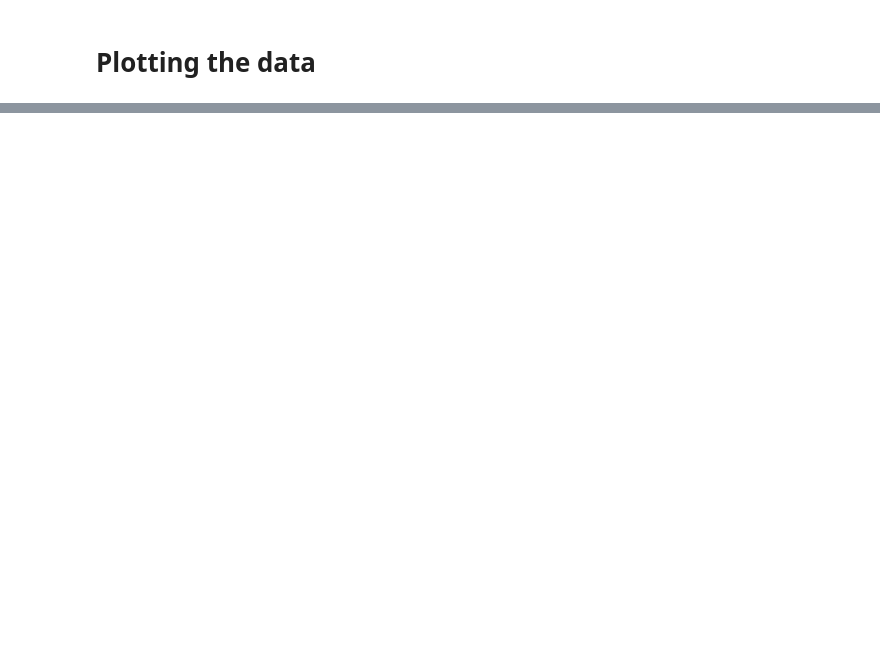
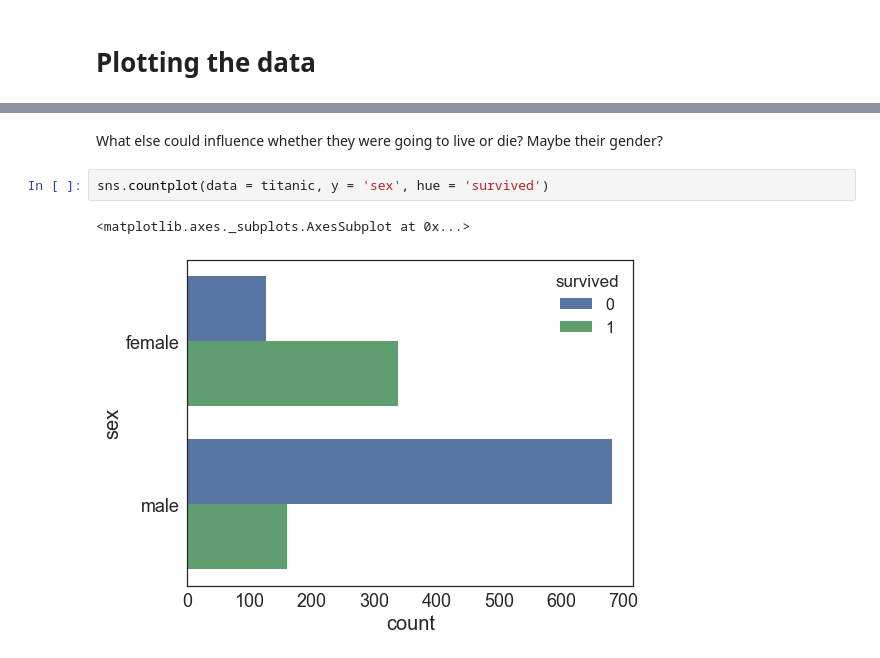
Before and after one commit to marijavlajic/code-university-ml-workshop, a Jupyter notebook: ML Workshop Part 1 - Data Exploration.ipynb, the cells around one changed output, grey strips where cells are left out. Drawn from its saved outputs; the diff is of its cells as text; blank space fills up the shorter version.

```diff
--- a/ML Workshop Part 1 - Data Exploration.ipynb
+++ b/ML Workshop Part 1 - Data Exploration.ipynb
@@ -114,0 +104,7 @@ X_test.shape, y_test.shape
+# %% [markdown]
+What else could influence whether they were going to live or die? Maybe their gender?
+# %%
+sns.countplot(data = titanic, y = 'sex', hue = 'survived')
+# %% [output]
+<matplotlib.axes._subplots.AxesSubplot at 0x...>
+[figure, added]
```
Also changed, not shown: parts of 56 cells of this notebook, 1 other file.
